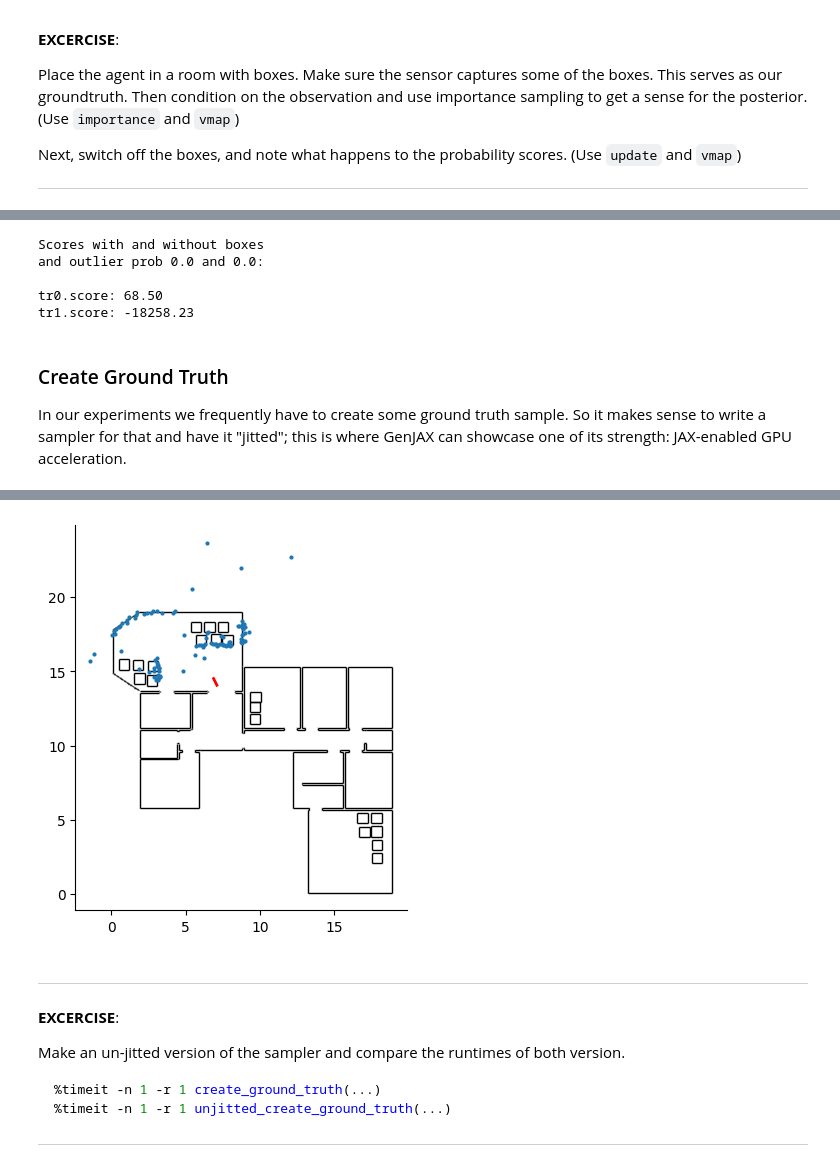
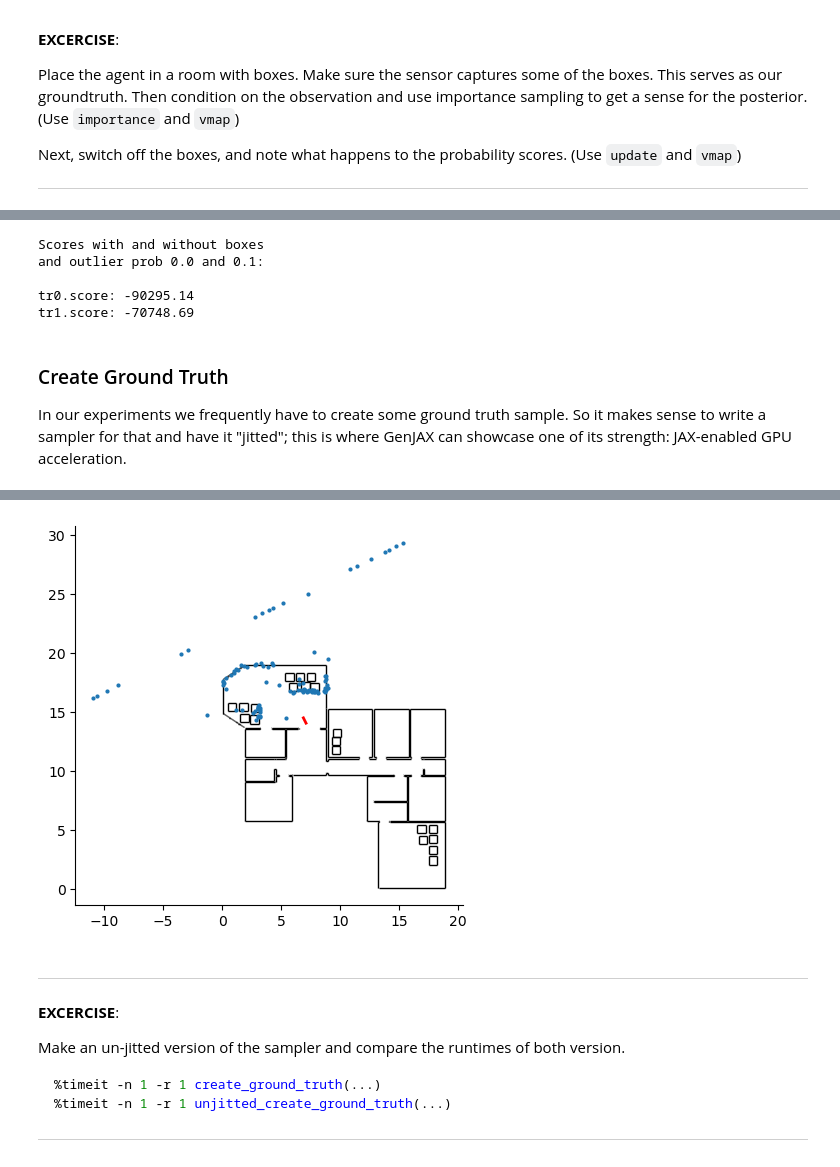
Before and after one commit to probcomp/chi-sight-mkl, a Jupyter notebook: notebooks/22 - Hierarchical Sensor Model - Teaching.ipynb, the cells around one changed output, grey strips where cells are left out. Saved outputs shown, nothing was run; the diff lists cells and outputs as text; code cells hidden in the pictures.

```diff
--- a/notebooks/22 - Hierarchical Sensor Model - Teaching.ipynb
+++ b/notebooks/22 - Hierarchical Sensor Model - Teaching.ipynb
@@ -295,7 +302,7 @@ display(tr.strip())
 
 We finally have all the pieces to define our localization model.
 # %%
-def make_model(w:int, zmax:float, sensor_model_type:str="constrained"):
+def make_model(w:int, zmax:float, sensor_model_type:str="baseline"):
 
     #  Create a sensor model
     #  Note: We need to create a closure here becasue `w` is a *static* argument
@@ -385,7 +392,7 @@ Now, let's "make" a localization model and take a quick look at its signature an
 Feel free to switch the address structure in the model definition above (replacing the line containing `X, _ = sensor_model.inline(..)`) and take a look at how the trace structure changes.
 # %%
 w     = 0
-zmax  = 10.0
+zmax  = 20.0
 
 model = make_model(w, zmax)
 args  = Args(use_boxes=True)
@@ -396,6 +403,7 @@ key   = keysplit(key)
 # The line could be replaced by `args = (True,)`.
 
 tr = model.simulate(key, args)
+print(tr.score)
 
 # ========================================
 display(tr.strip()) # Take a look at `tr` on its own as well
@@ -451,7 +461,7 @@ Next, switch off the boxes, and note what happens to the probability scores. (Us
 # incoroporate the counts computed above. What is happening, what does this imply?
 
 w     = 0
-zmax  = 10.0
+zmax  = 3.0
 model = make_model(w, zmax)
 key, keys = keysplit(key, 1, 2)
 
@@ -464,6 +474,7 @@ ch0 = choice_map({
 })
 w0, tr0 = model.importance(keys[0], ch0, Args(use_boxes=True))
 
+print(tr0.score)
 # ====================
 plot_tr(tr0, size=4)
 # %% [output]
@@ -471,7 +484,7 @@ plot_tr(tr0, size=4)
 # %%
 # Change args and outlier prob and see how the scores change
 ch1 = tr0.strip()
-ch1["outlier"] = 0.0; # Try 0.1, 0.5
+ch1["outlier"] = 0.1; # Try 0.1, 0.5
 w1, tr1 = model.importance(keys[1], ch1, Args(use_boxes=False))
 # ========================================
 console.print(f"""
@@ -483,10 +496,10 @@ tr1.score: {tr1.score:0.2f}
 """)
 # %% [output]
 Scores with and without boxes
-and outlier prob 0.0 and 0.0:
+and outlier prob 0.0 and 0.1:
 
-tr0.score: 68.50
-tr1.score: -18258.23
+tr0.score: -90295.14
+tr1.score: -70748.69
 # %% [markdown]
 ### Create Ground Truth
 
@@ -497,7 +510,7 @@ def make_ground_truth_sampler(w=5, zmax=10.0):
 
     # Use the constrained model because to
     # get perturbations along each ray.
-    model = make_model(w, zmax, "constrained")
+    model = make_model(w, zmax, "baseline")
 
     def sampler(key, p, sig, out, use_boxes):
         args  = (use_boxes,)
@@ -512,13 +525,13 @@ def make_ground_truth_sampler(w=5, zmax=10.0):
     return jit(sampler)
 
 
-create_ground_truth = make_ground_truth_sampler(w=5, zmax=10.0)
+create_ground_truth = make_ground_truth_sampler(w=0, zmax=10.0)
 # %%
 t0 = 35
 
 p0        = _ps[t0]
 sig0      = 1e-1
-out0      = 0.1
+out0      = 0.0
 use_boxes = True
 
 key = keysplit(key)
@@ -530,4 +543,4 @@ warning: Linking two modules of different target triples: 'LLVMDialectModule' is
-[figure, old version]
+[figure, new version]
 # %% [markdown]
 <hr style="height:2px">
 
```
Also changed, not shown: parts of 18 cells of this notebook, 9 other files.
